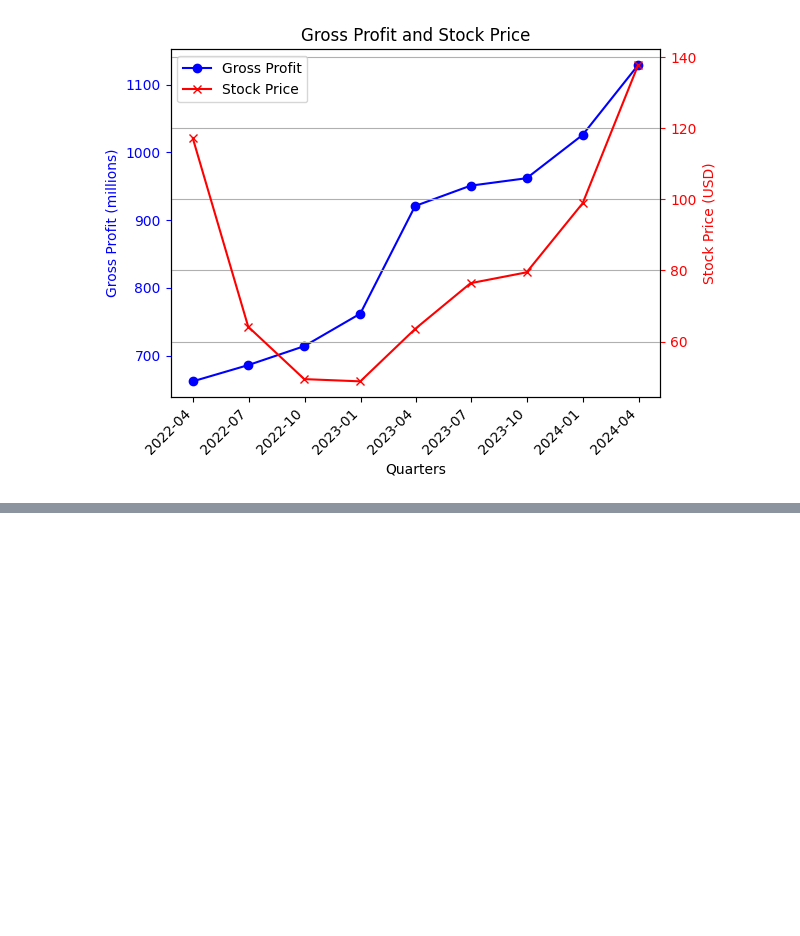
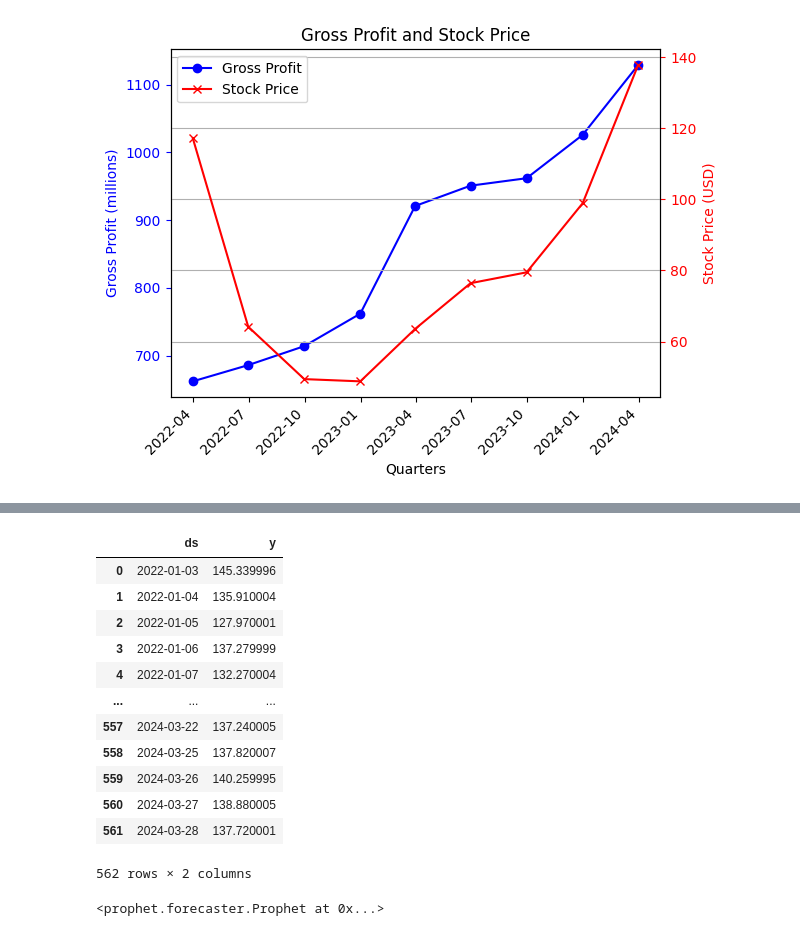
Before and after one commit to JaidenFlint/Project1_Group3, a Jupyter notebook: Project1_DoorDash_Group3.ipynb, the cells around one changed output, grey strips where cells are left out. Drawn from its saved outputs; the diff is of its cells as text; code cells hidden in the pictures; blank space fills up the shorter version.

```diff
--- a/Project1_DoorDash_Group3.ipynb
+++ b/Project1_DoorDash_Group3.ipynb
@@ -551,0 +557,4 @@ plt.show()
+# %%
+#Pull only the Close values from df_doordash_stock
+df_DASH_close = df_doordash_stock['Close']
+df_DASH_close
@@ -551,0 +593,25 @@ plt.show()
+# %%
+# Label the columns ds and y so that the syntax is recognized by Prophet
+df_DASH_close = df_DASH_close.reset_index()  # Convert Series to DataFrame
+df_DASH_close.columns = ['ds', 'y']  # Rename columns
+df_DASH_close
+# %% [output]
+|  | ds | y |
+| 0 | 2022-01-03 | 145.339996 |
+| 1 | 2022-01-04 | 135.910004 |
+| 2 | 2022-01-05 | 127.970001 |
+| 3 | 2022-01-06 | 137.279999 |
+| 4 | 2022-01-07 | 132.270004 |
+| ... | ... | ... |
+| 557 | 2024-03-22 | 137.240005 |
+| 558 | 2024-03-25 | 137.820007 |
+| 559 | 2024-03-26 | 140.259995 |
+| 560 | 2024-03-27 | 138.880005 |
+| 561 | 2024-03-28 | 137.720001 |
+562 rows × 2 columns
+# %%
+# Call the Prophet function, store as an object
+m = Prophet()
+m
+# %% [output]
+<prophet.forecaster.Prophet at 0x...>
```
Also changed, not shown: parts of 10 cells of this notebook.
